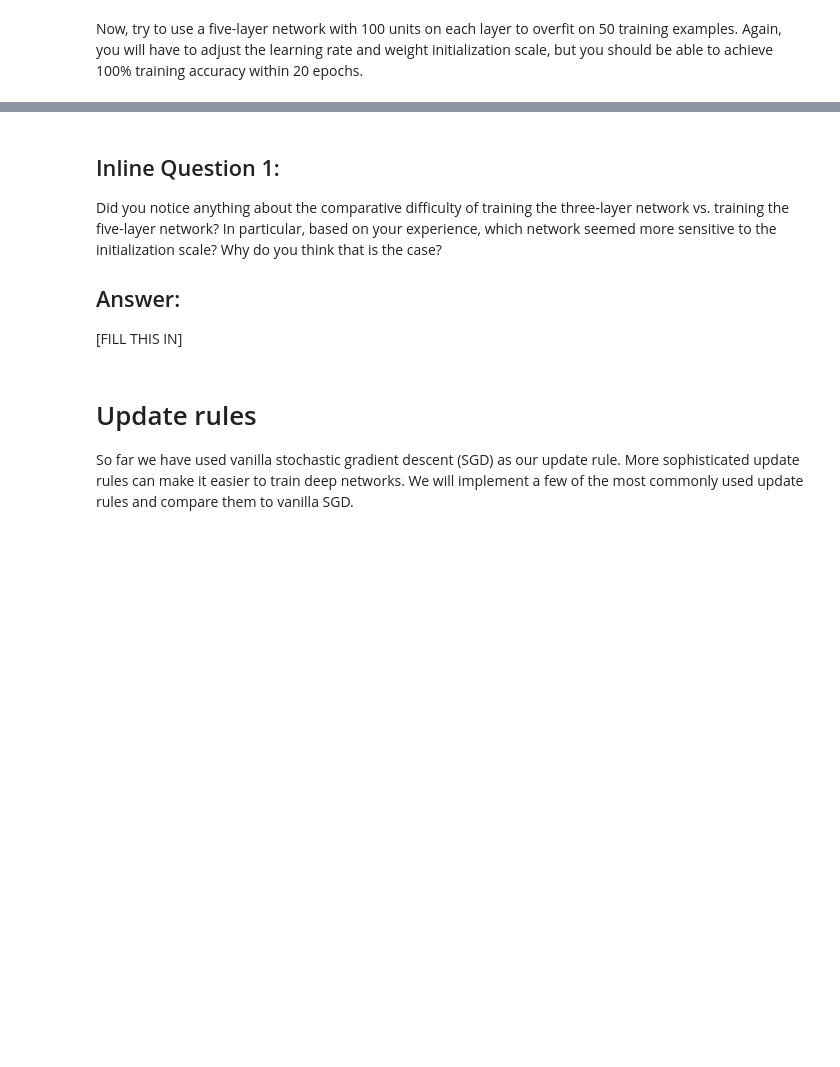
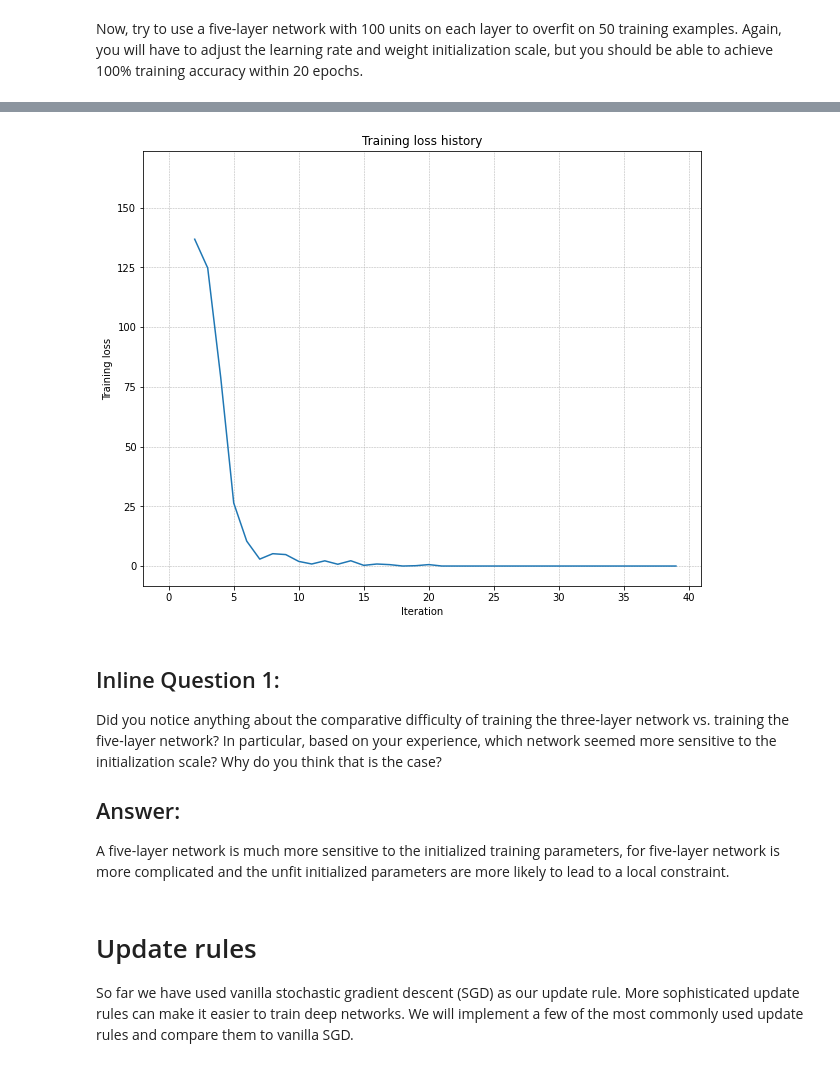
Before and after one commit to RUiN-jiarun/CS231n-2021Spring, a Jupyter notebook: assignment2/FullyConnectedNets.ipynb, the cells around one changed output, grey strips where cells are left out. Saved outputs shown, nothing was run; the diff lists cells and outputs as text; code cells hidden in the pictures; blank space fills up the shorter version.

```diff
--- a/assignment2/FullyConnectedNets.ipynb
+++ b/assignment2/FullyConnectedNets.ipynb
@@ -116,8 +163,8 @@ small_data = {
   'y_val': data['y_val'],
 }
 
-learning_rate = 2e-3  # Experiment with this!
-weight_scale = 1e-5   # Experiment with this!
+weight_scale = 1e-1   # Experiment with this!
+learning_rate = 1e-3  # Experiment with this!
 model = FullyConnectedNet(
     [100, 100, 100, 100],
     weight_scale=weight_scale,
@@ -140,3 +187,4 @@ plt.xlabel('Iteration')
 plt.ylabel('Training loss')
 plt.grid(linestyle='--', linewidth=0.5)
 plt.show()
+# %% [output]
@@ -143,9 +208,10 @@ plt.show()
+[figure, added]
 # %% [markdown]
 ## Inline Question 1:
 Did you notice anything about the comparative difficulty of training the three-layer network vs. training the five-layer network? In particular, based on your experience, which network seemed more sensitive to the initialization scale? Why do you think that is the case?
 
 ## Answer:
-[FILL THIS IN]
+A five-layer network is much more sensitive to the initialized training parameters, for five-layer network is more complicated and the unfit initialized parameters are more likely to lead to a local constraint.
 # %% [markdown]
 # Update rules
 So far we have used vanilla stochastic gradient descent (SGD) as our update rule. More sophisticated update rules can make it easier to train deep networks. We will implement a few of the most commonly used update rules and compare them to vanilla SGD.
```
Also changed, not shown: parts of 11 cells of this notebook, 3 other files.
